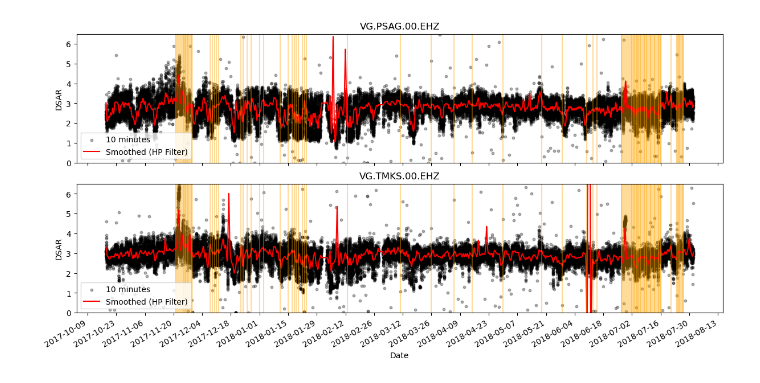
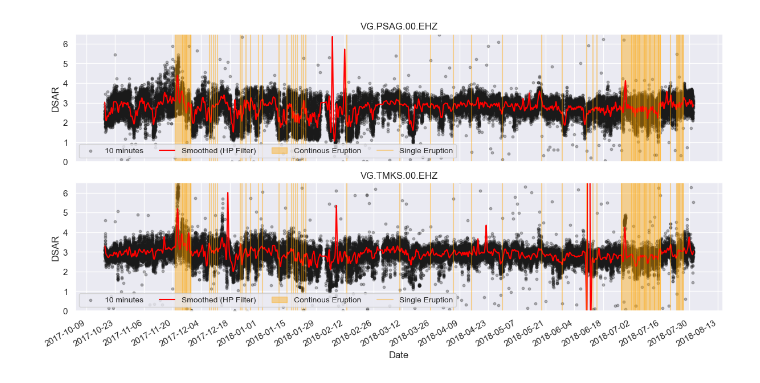
Before and after one commit to martanto/dsar, a Jupyter notebook: plot.ipynb, the cells around one changed output. Saved outputs shown, nothing was run; the diff lists cells and outputs as text; code cells hidden in the pictures.

Commit message:
wip: add output example

```diff
--- a/plot.ipynb
+++ b/plot.ipynb
@@ -3,13 +3,15 @@ import pandas as pd
 import os
 import matplotlib.pyplot as plt
 import matplotlib.dates as mdates
+import seaborn as sns
 from statsmodels.tsa.filters.hp_filter import hpfilter
 from datetime import datetime
+sns.set()
 # %%
 current_dir: str = os.getcwd()
 output_directory: str = os.path.join(current_dir, "output")
-magma_directory: str = os.path.join(output_directory, "magma")
-dsar_directory: str = r'D:\Projects\dsar\output\dsar'
+dsar_directory: str = os.path.join(output_directory, "dsar")
+figures_directory: str = os.path.join(output_directory, "figures")
 
 stations: list[str] = [
     'VG.PSAG.00.EHZ',
@@ -98,11 +102,11 @@ fig, axs = plt.subplots(nrows=get_nrows(), ncols=1, figsize=(12, 3*get_nrows()),
 
 for index_key, station in enumerate(merge_stations_and_eq_events()):
 
-    # (optional) Plotting grafik from MAGMA
+    # (optional) Plotting VT events and eruptions from MAGMA Indonesia
     if plot_from_magma and index_key < len(magma_df.columns):
         axs[index_key].bar(magma_df.index, magma_df[station], width=0.5,label=station)
 
-        axs[index_key].legend(loc=1)
+        axs[index_key].legend(loc='lower left')
         axs[index_key].set_ylabel('Jumlah')
 
         axs[index_key].xaxis.set_major_locator(mdates.DayLocator(interval=14))
@@ -114,36 +118,39 @@ for index_key, station in enumerate(merge_stations_and_eq_events()):
 
         # HP filter documentation https://www.statsmodels.org/stable/generated/statsmodels.tsa.filters.hp_filter.hpfilter.html
         _,trend = hpfilter(df.DSAR, 1000000)
         axs[index_key].scatter(df.index, df.DSAR, c= 'k', alpha=0.3, s=10, label='10 minutes')
         axs[index_key].plot(df.index, trend, c='red', label='Smoothed (HP Filter)'.format(station), alpha=1)
 
         axs[index_key].set_title(station)
-        axs[index_key].legend(loc=3)
         axs[index_key].set_ylabel('DSAR')
 
         # Plot label only for the last subplot
         if index_key == (len(stations)-1):
             axs[index_key].set_xlabel('Date')
 
         axs[index_key].xaxis.set_major_locator(mdates.DayLocator(interval=14))
         axs[index_key].xaxis.set_major_formatter(mdates.DateFormatter('%Y-%m-%d'))
 
         # Change your limit of DSAR value
         axs[index_key].set_ylim(0,6.5)
 
     # Plotting continous eruptions
-    for continous in continous_eruptions:
+    for key, continous in enumerate(continous_eruptions):
         # continous[0] = start date of eruption
         # continous[1] = end date of eruption
         axs[index_key].axvspan(datetime.strptime(continous[0], '%Y-%m-%d'),
-                               datetime.strptime(continous[1], '%Y-%m-%d'), alpha=0.4, color='orange')
+                               datetime.strptime(continous[1], '%Y-%m-%d'),
+                               alpha=0.4, color='orange', label="_"*key+'Continous Eruption')
 
     # Plotting single eruptions
-    for date in single_eruptions:
-        axs[index_key].axvline(datetime.strptime(date, '%Y-%m-%d'), alpha=0.4, color='orange')
+    for key, date in enumerate(single_eruptions):
+        axs[index_key].axvline(datetime.strptime(date, '%Y-%m-%d'),
+                               alpha=0.4, color='orange', label =  "_"*key + 'Single Eruption')
+    # Add legend
+    axs[index_key].legend(loc='lower left', fontsize='10', ncol=4)
 
     # Rotate x label
     for label in axs[index_key].get_xticklabels(which='major'):
         label.set(rotation=30, horizontalalignment='right')
 # %% [output]
-[figure, old version]
+[figure, new version]
```
Also changed, not shown: parts of 2 cells of this notebook, 5 other files.
